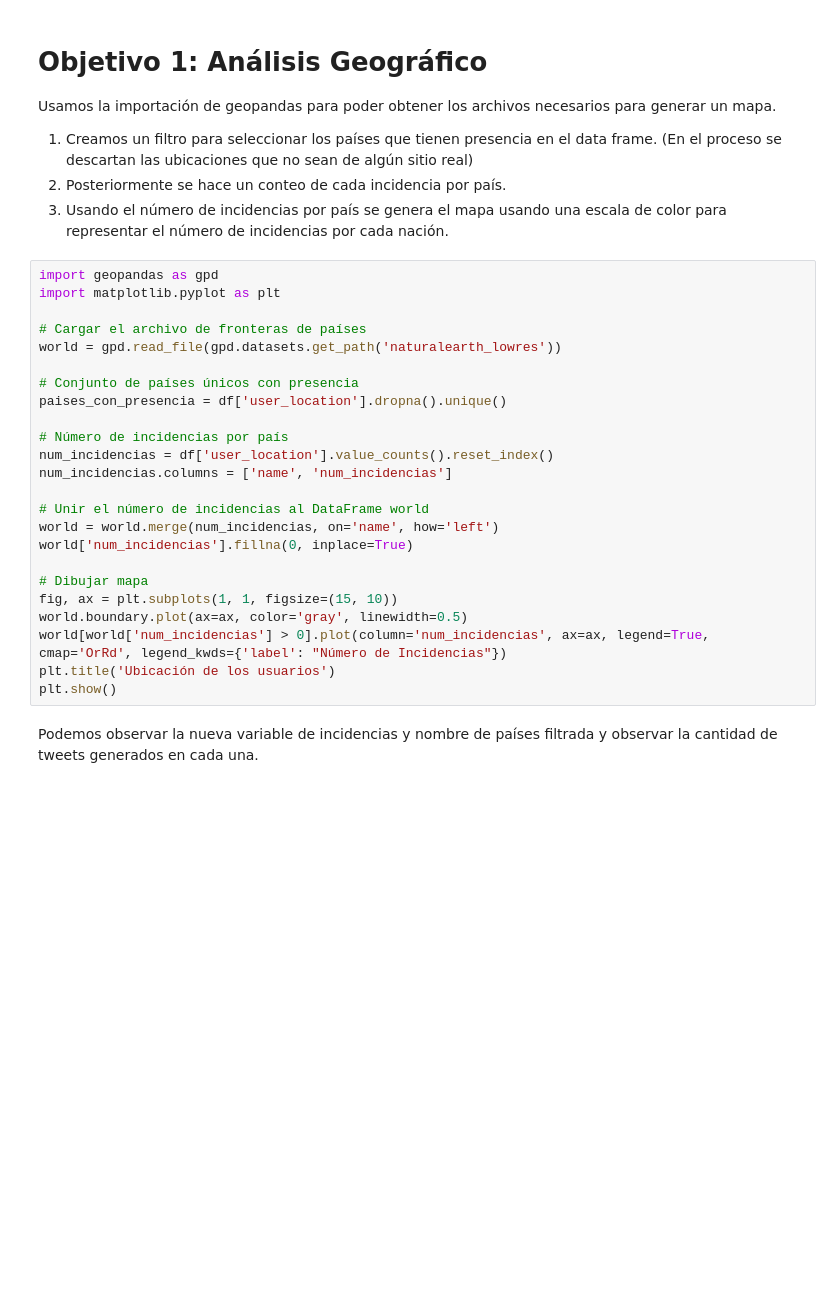
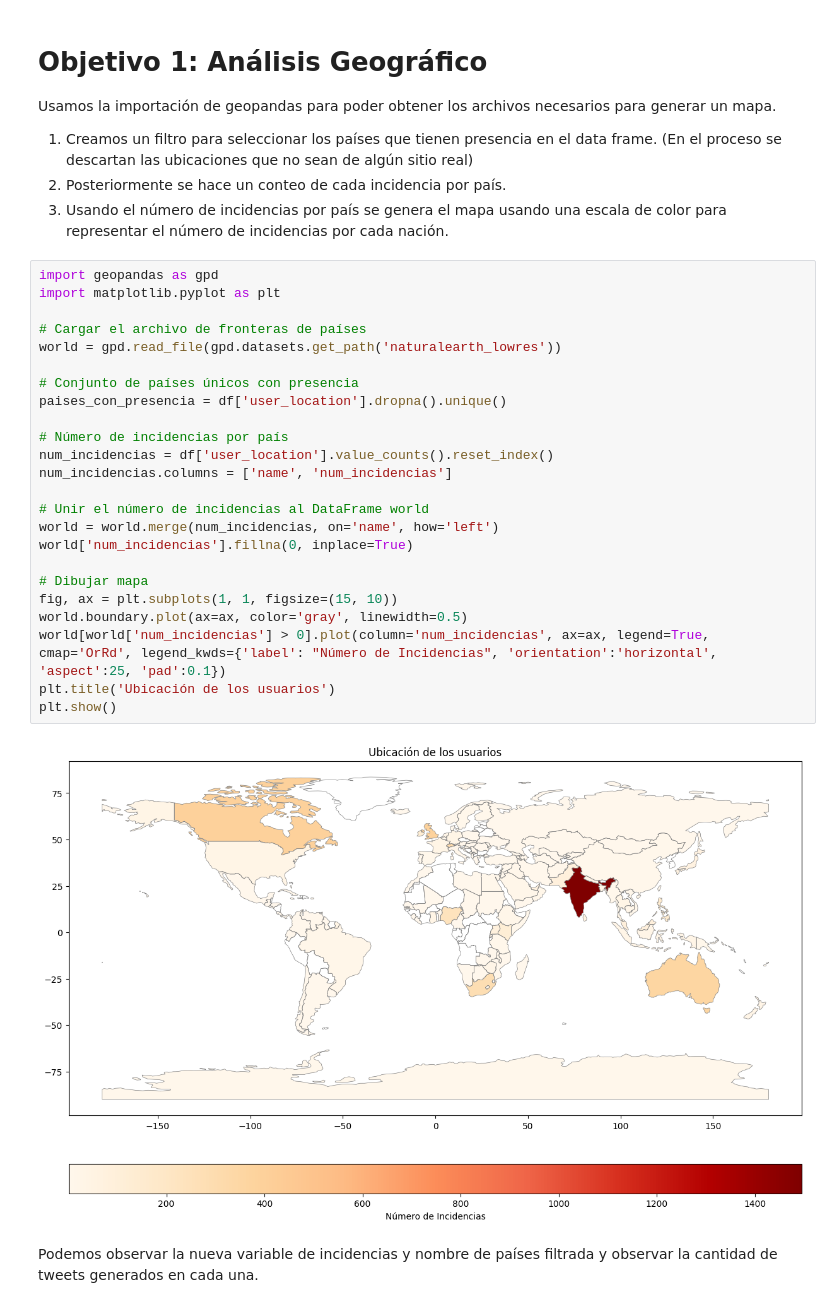
Before and after one commit to treginaregi/retoAnalitica, a Jupyter notebook: EvidenciaAnálisis.ipynb, the cells around one changed output. Saved outputs shown, nothing was run; the diff lists cells and outputs as text; blank space fills up the shorter version.

```diff
--- a/EvidenciaAnálisis.ipynb
+++ b/EvidenciaAnálisis.ipynb
@@ -66,27 +116,29 @@ Usamos la importación de geopandas para poder obtener los archivos necesarios p
 # %%
 import geopandas as gpd
 import matplotlib.pyplot as plt
 
 # Cargar el archivo de fronteras de países
 world = gpd.read_file(gpd.datasets.get_path('naturalearth_lowres'))
 
 # Conjunto de países únicos con presencia
 paises_con_presencia = df['user_location'].dropna().unique()
 
 # Número de incidencias por país
 num_incidencias = df['user_location'].value_counts().reset_index()
 num_incidencias.columns = ['name', 'num_incidencias']
 
 # Unir el número de incidencias al DataFrame world
 world = world.merge(num_incidencias, on='name', how='left')
 world['num_incidencias'].fillna(0, inplace=True)
 
 # Dibujar mapa
 fig, ax = plt.subplots(1, 1, figsize=(15, 10))
 world.boundary.plot(ax=ax, color='gray', linewidth=0.5)
-world[world['num_incidencias'] > 0].plot(column='num_incidencias', ax=ax, legend=True, cmap='OrRd', legend_kwds={'label': "Número de Incidencias"})
+world[world['num_incidencias'] > 0].plot(column='num_incidencias', ax=ax, legend=True, cmap='OrRd', legend_kwds={'label': "Número de Incidencias", 'orientation':'horizontal', 'aspect':25, 'pad':0.1})
 plt.title('Ubicación de los usuarios')
 plt.show()
+# %% [output]
+[figure, added]
 # %% [markdown]
 Podemos observar la nueva variable de incidencias y nombre de países filtrada y observar la cantidad de tweets generados en cada una.
 # %%
```
Also changed, not shown: parts of 16 cells of this notebook.
